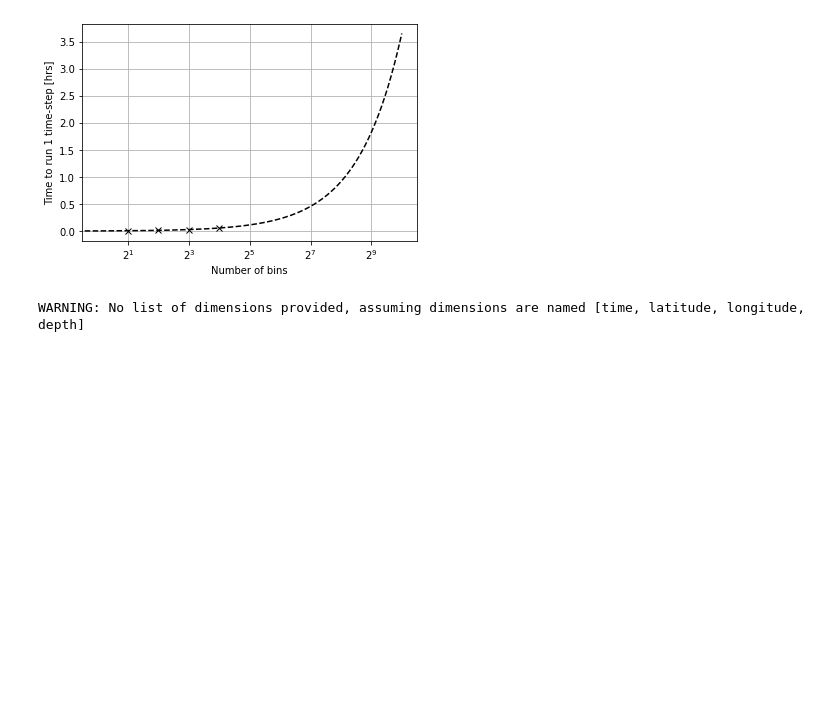
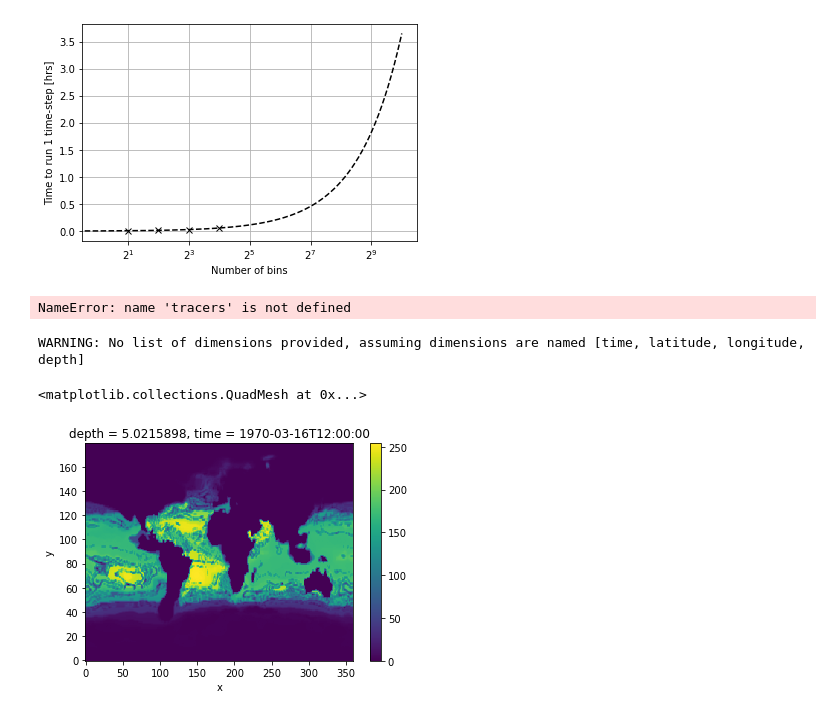
Before and after one commit to taimoorsohail/WM_Methods, a Jupyter notebook: Remapping_tutorial.ipynb, the cells around one changed output. Drawn from its saved outputs; the diff is of its cells as text; code cells hidden in the pictures; blank space fills up the shorter version.

```diff
--- a/Remapping_tutorial.ipynb
+++ b/Remapping_tutorial.ipynb
@@ -32,4 +33,14 @@ plt.show()
 ## We highly recommend running this function in parallel (e.g. one time-step per node) to speed up the analysis.
 # %% [output]
 [figure]
+# %%
+
+## LOAD T and S data from a gridded observations (e.g., we use EN4 here)
+## For the purposes of the tutorial we only select the first 3 months of the data
+data = xr.open_mfdataset('~/UNSW_work/EN4_Data/EN_data/EN4_CT_SA_*').isel(time=slice(0,3))
+
+T = data.Cons_Temp
+S = data.Abs_Sal
+# %% [output]
+NameError: name 'tracers' is not defined
 # %%
@@ -67,5 +77,11 @@ fuzz_output = Remapping.remap_3D(T,S, partitions_3D, depth=tree_depth)#, zonal_i
 # %% [output]
 WARNING: No list of dimensions provided, assuming dimensions are named [time, latitude, longitude, depth]
+# %%
+## Plot the location of the watermasses identified
+(tracers_Eulerian.isel(depth=0)/data.time.size).plot()
+# %% [output]
+<matplotlib.collections.QuadMesh at 0x...>
+[figure, added]
 # %%
 ## Plotting the BSP bins:
 BSP.draw(x,y,z,vals['bounding_box'],'black', depth=tree_depth)
```
Also changed, not shown: parts of 3 cells of this notebook, 1 other file.
